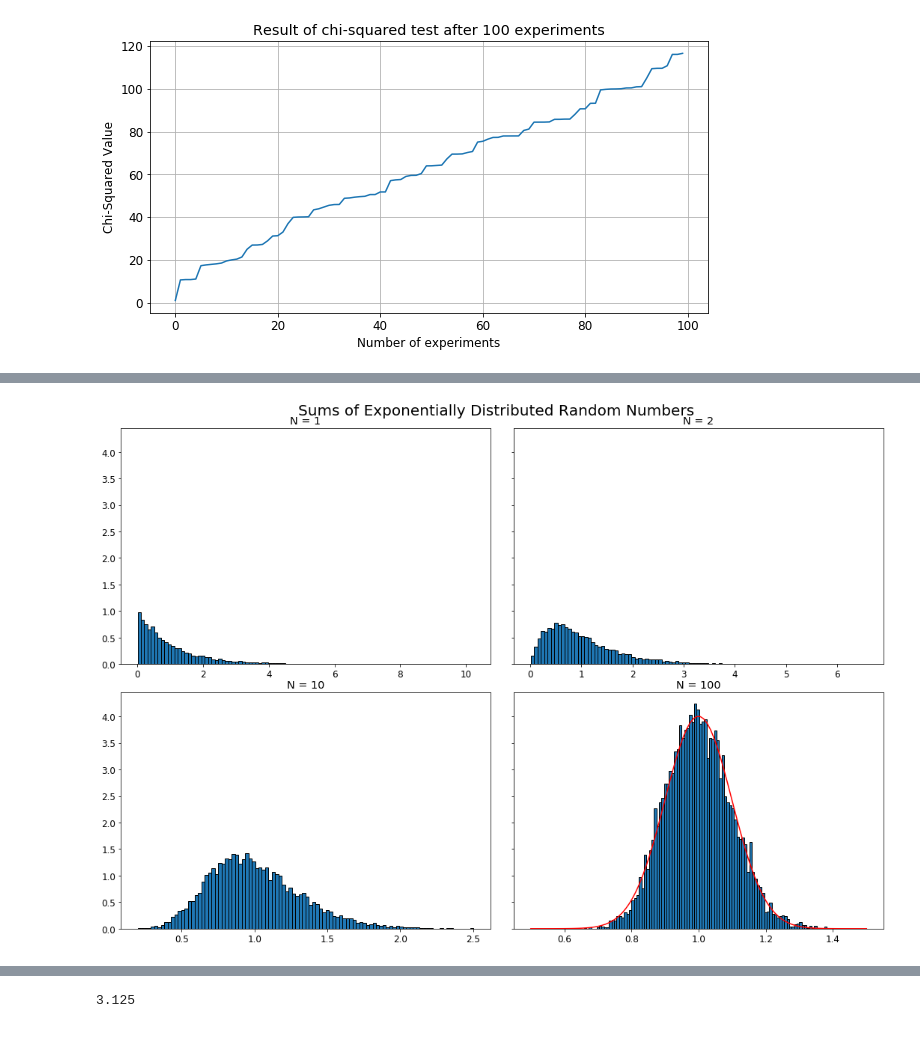
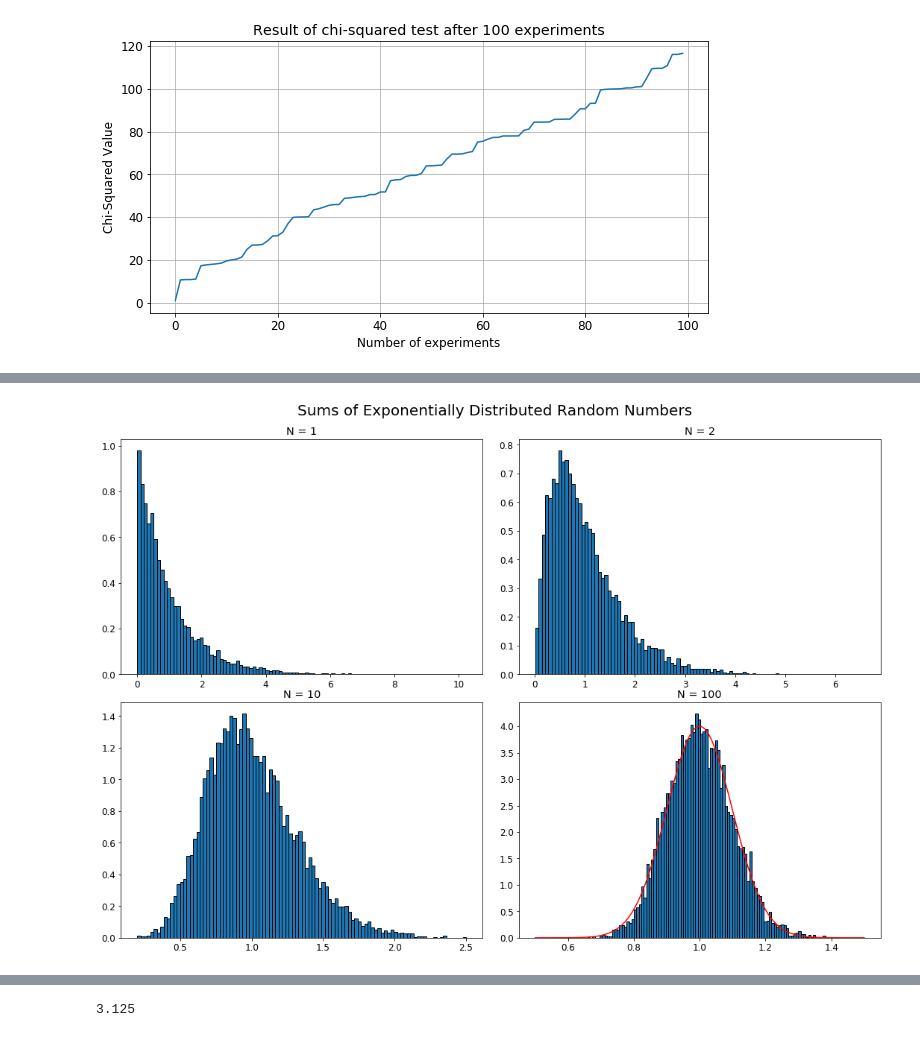
Before and after one commit to edoardodraetta/lsn_esercizi, a Jupyter notebook: esercizio_1/Esercizio_1.ipynb, the cells around one changed output, grey strips where cells are left out. Drawn from its saved outputs; the diff is of its cells as text; code cells hidden in the pictures.

```diff
--- a/esercizio_1/Esercizio_1.ipynb
+++ b/esercizio_1/Esercizio_1.ipynb
@@ -207,30 +219,30 @@ plt.show()
 # %%
 # Exponential Distribution with CLT Test
 
 sum_exp_1 = sum_distribution(r_exp, 1, M)
 sum_exp_2 = sum_distribution(r_exp, 2, M)
 sum_exp_10 = sum_distribution(r_exp, 10, M)
 sum_exp_100 = sum_distribution(r_exp, 100, M)
 
-fig, axes = plt.subplots(2,2, figsize=(15, 10), sharey=True)
-fig.suptitle("Sums of Exponentially Distributed Random Numbers",y=1.02)
+fig, axes = plt.subplots(2, 2, figsize=(15, 10))
+fig.suptitle("Sums of Exponentially Distributed Random Numbers", y=1.04)
 plt.tight_layout()
 
-axes[0,0].hist(sum_exp_1,bins=100, ec='black', density=True)
-axes[0,0].title.set_text("N = 1")
-axes[0,1].hist(sum_exp_2,bins=100, ec='black', density=True)
-axes[0,1].title.set_text("N = 2")
-axes[1,0].hist(sum_exp_10,bins=100, ec='black', density=True)
-axes[1,0].title.set_text("N = 10")
-axes[1,1].hist(sum_exp_100,bins=100, ec='black', density=True)
-axes[1,1].title.set_text("N = 100")
+axes[0, 0].hist(sum_exp_1, bins=100, ec='black', density=True)
+axes[0, 0].title.set_text("N = 1")
+axes[0, 1].hist(sum_exp_2, bins=100, ec='black', density=True)
+axes[0, 1].title.set_text("N = 2")
+axes[1, 0].hist(sum_exp_10, bins=100, ec='black', density=True)
+axes[1, 0].title.set_text("N = 10")
+axes[1, 1].hist(sum_exp_100, bins=100, ec='black', density=True)
+axes[1, 1].title.set_text("N = 100")
 
 data = sum_exp_100
 mean, std_dev = norm.fit(data)
 x = np.linspace(0.5, 1.5, 100)
 gauss_fit = norm.pdf(x, mean, std_dev)
-axes[1,1].plot(x, gauss_fit, color='red')
+axes[1, 1].plot(x, gauss_fit, color='red')
 plt.show()
 # %% [output]
-[figure, old version]
+[figure, new version]
 # %%
```
Also changed, not shown: parts of 18 cells of this notebook.
